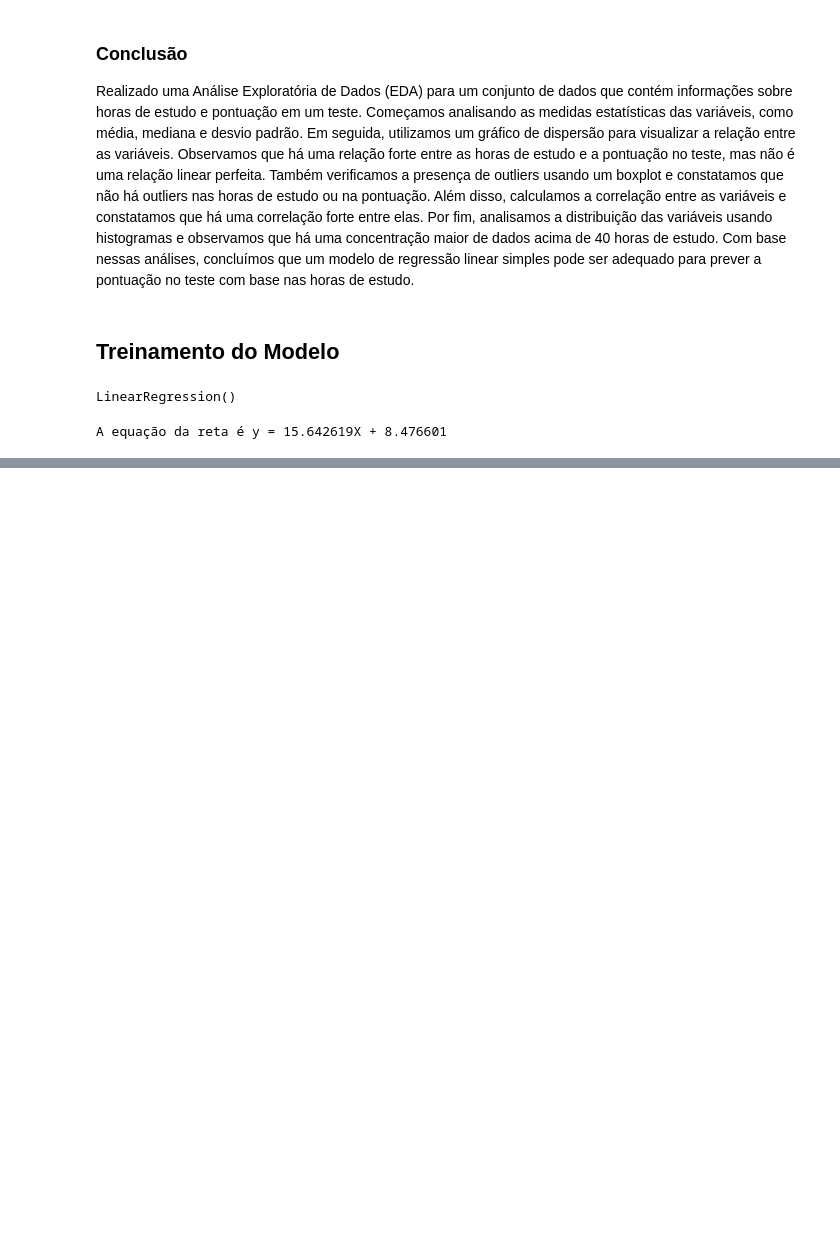
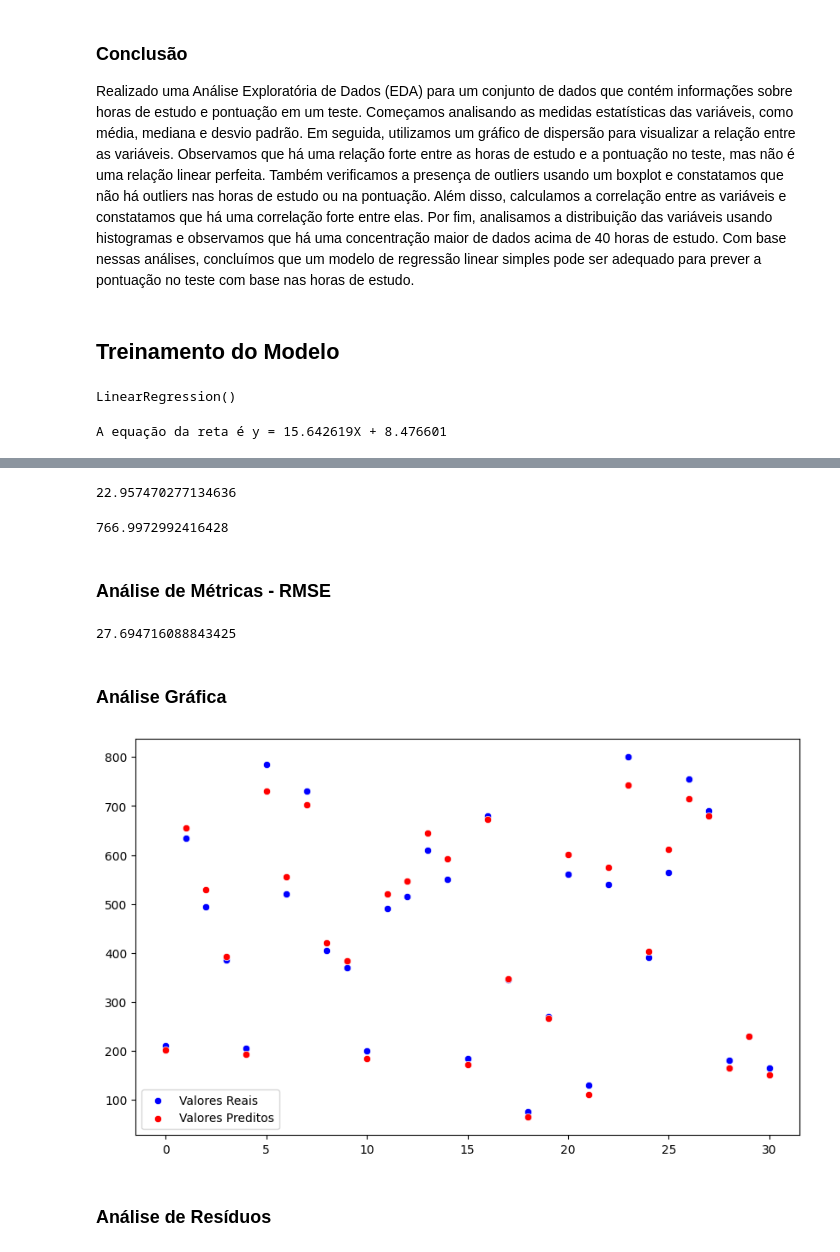
Before and after one commit to danilosalvador/ml_regressao_linear_simples, a Jupyter notebook: modelo_pontuacao.ipynb, the cells around one changed output, grey strips where cells are left out. Cells and saved outputs as stored; diff of their text form; code cells hidden in the pictures; blank space fills up the shorter version.

Commit message:
Validação do Modelo

```diff
--- a/modelo_pontuacao.ipynb
+++ b/modelo_pontuacao.ipynb
@@ -146,0 +149,3 @@ A equação da reta é y = 15.642619X + 8.476601
+# %%
+# Predição dos valores com base no conjunto de testes
+y_pred = reg_model.predict(X_test)
@@ -146,0 +161,39 @@ A equação da reta é y = 15.642619X + 8.476601
+# %%
+# Calcular métrica MAE (Mean Absolute Error)
+# MAE = Média (y_test - y_pred)
+# É uma métrica fácil de interpretar
+# MAE é menos sensível a outlier
+mean_absolute_error(y_test, y_pred)
+# %% [output]
+22.957470277134636
+# %%
+# Calcular métrica MSE (Mean Squared Error)
+# MSE = Média (y_test - y_pred)ˆ2
+# Não é uma métrica fácil de interpretar
+# MSE é mais sensível a outlier e penaliza grandes erros
+mean_squared_error(y_test, y_pred)
+# %% [output]
+766.9972992416428
+# %% [markdown]
+### Análise de Métricas - RMSE
+# %%
+# Calcular a métrica RMSE (Square Root Mean Squared Error)
+# RMSE = Raiz (Média (y_test - y_pred)ˆ2)
+# É uma métrica fácil de interpretar
+# RMSE é mais sensível a outliers e penaliza grandes erros
+root_mean_squared_error(y_test, y_pred)
+# %% [output]
+27.694716088843425
+# %% [markdown]
+### Análise Gráfica
+# %%
+x_axis = range(len(y_test))
+plt.figure(figsize=(10, 6))
+sns.scatterplot(x=x_axis, y=y_test.reshape(-1), color='blue', label='Valores Reais')
+sns.scatterplot(x=x_axis, y=y_pred.reshape(-1), color='red', label='Valores Preditos')
+plt.legend()
+plt.show()
+# %% [output]
+[figure, added]
+# %% [markdown]
+### Análise de Resíduos
```
Also changed, not shown: parts of 10 cells of this notebook.
